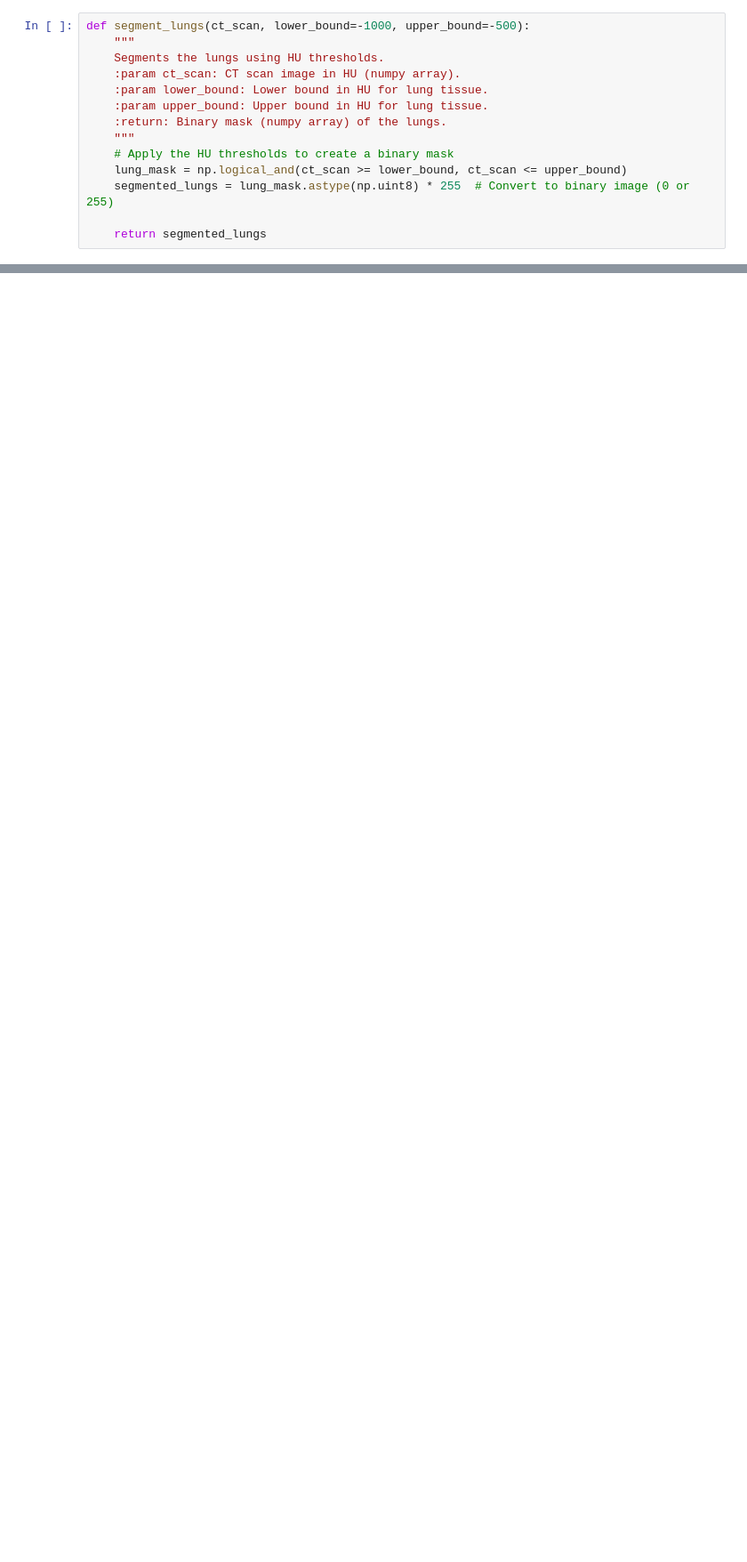
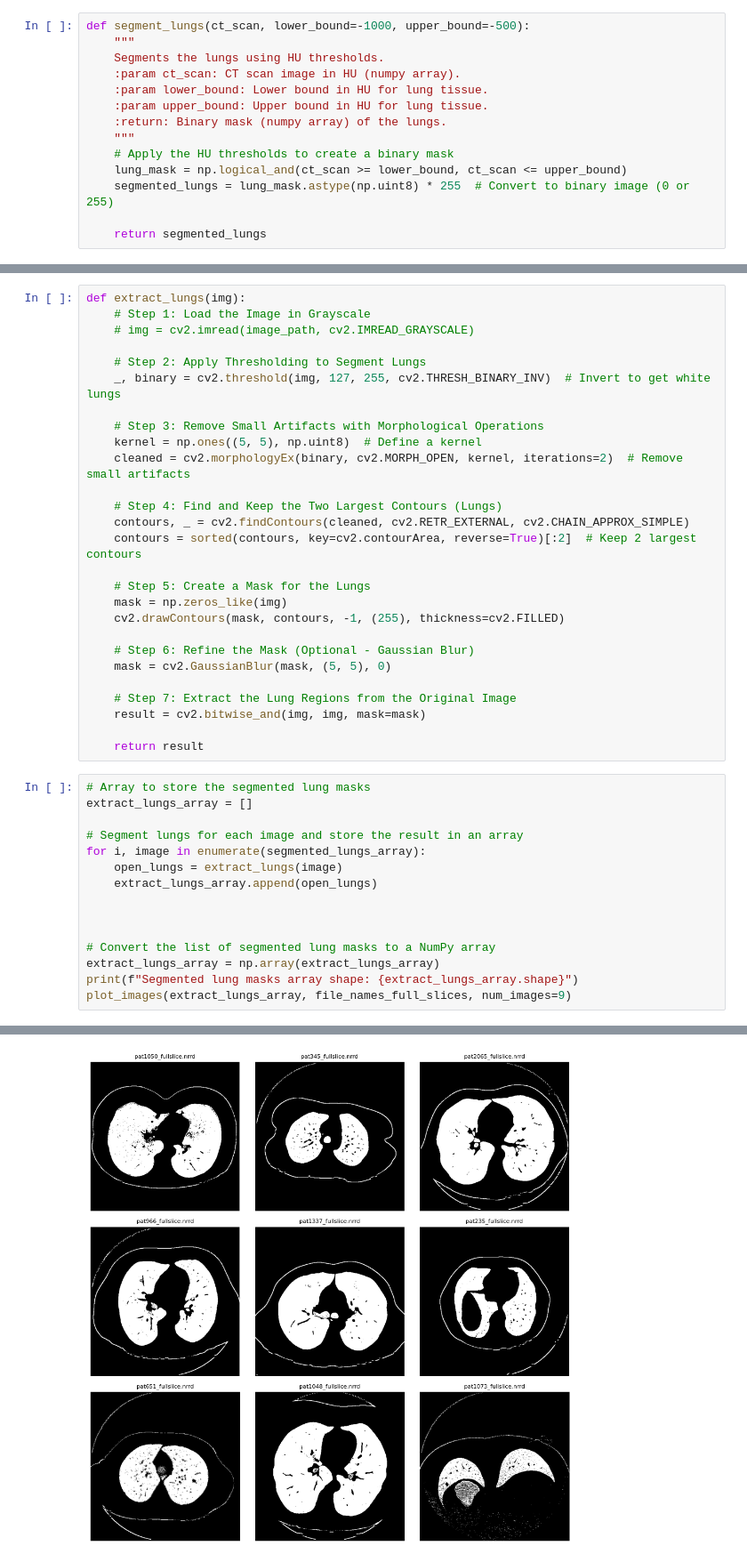
Before and after one commit to Amano07/lung_cancer, a Jupyter notebook: V1.ipynb, the cells around one changed output, grey strips where cells are left out. Shown at 89% size. Saved outputs shown, nothing was run; the diff lists cells and outputs as text; blank space fills up the shorter version.

```diff
--- a/V1.ipynb
+++ b/V1.ipynb
@@ -198,3 +193,46 @@ plot_images(segmented_lungs_array, file_names_full_slices, num_images=9)
 # %% [output]
 Segmented lung masks array shape: (2363, 512, 512)
 [figure]
+# %%
+def extract_lungs(img):
+    # Step 1: Load the Image in Grayscale
+    # img = cv2.imread(image_path, cv2.IMREAD_GRAYSCALE)
+
+    # Step 2: Apply Thresholding to Segment Lungs
+    _, binary = cv2.threshold(img, 127, 255, cv2.THRESH_BINARY_INV)  # Invert to get white lungs
+
+    # Step 3: Remove Small Artifacts with Morphological Operations
+    kernel = np.ones((5, 5), np.uint8)  # Define a kernel
+    cleaned = cv2.morphologyEx(binary, cv2.MORPH_OPEN, kernel, iterations=2)  # Remove small artifacts
+
+    # Step 4: Find and Keep the Two Largest Contours (Lungs)
+    contours, _ = cv2.findContours(cleaned, cv2.RETR_EXTERNAL, cv2.CHAIN_APPROX_SIMPLE)
+    contours = sorted(contours, key=cv2.contourArea, reverse=True)[:2]  # Keep 2 largest contours
+
+    # Step 5: Create a Mask for the Lungs
+    mask = np.zeros_like(img)
+    cv2.drawContours(mask, contours, -1, (255), thickness=cv2.FILLED)
+
+    # Step 6: Refine the Mask (Optional - Gaussian Blur)
+    mask = cv2.GaussianBlur(mask, (5, 5), 0)
+
+    # Step 7: Extract the Lung Regions from the Original Image
+    result = cv2.bitwise_and(img, img, mask=mask)
+
+    return result
+# %%
+# Array to store the segmented lung masks
+extract_lungs_array = []
+
+# Segment lungs for each image and store the result in an array
+for i, image in enumerate(segmented_lungs_array):
+    open_lungs = extract_lungs(image)
+    extract_lungs_array.append(open_lungs)
+
+
+
+# Convert the list of segmented lung masks to a NumPy array
+extract_lungs_array = np.array(extract_lungs_array)
+print(f"Segmented lung masks array shape: {extract_lungs_array.shape}")
+plot_images(extract_lungs_array, file_names_full_slices, num_images=9)
+# %% [output]
@@ -200,0 +240 @@ Segmented lung masks array shape: (2363, 512, 512)
+[figure, added]
```
Also changed, not shown: parts of 8 cells of this notebook, 2 other files.
